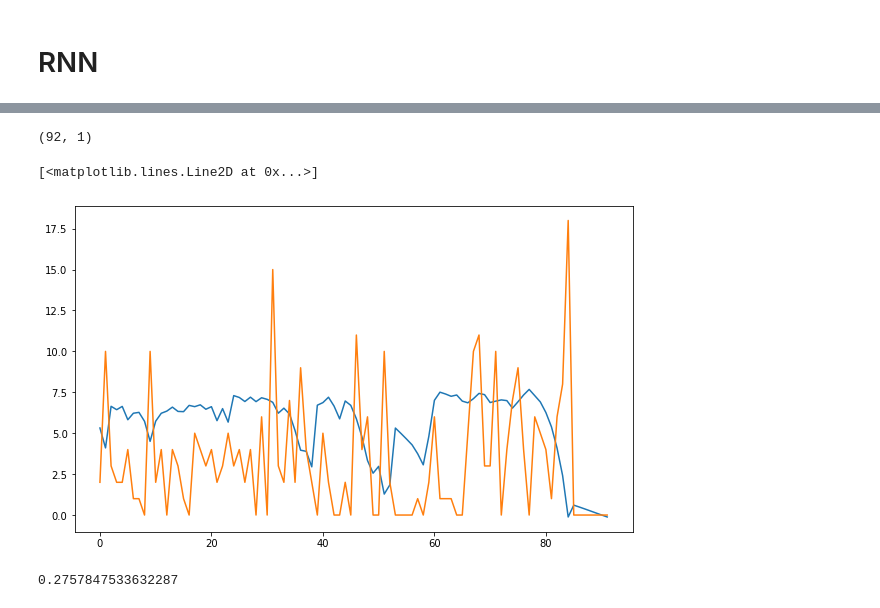
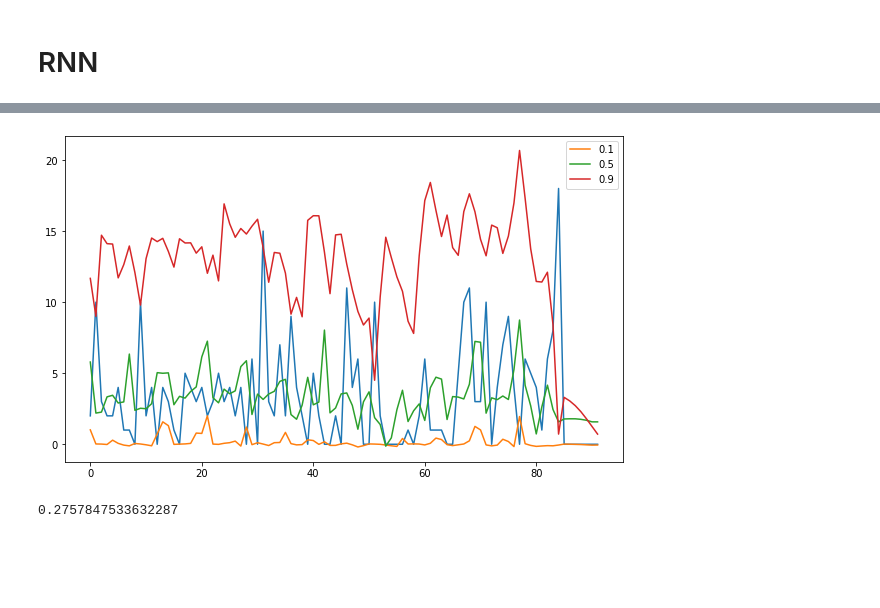
Before and after one commit to talele08/notebook, a Jupyter notebook: M5.ipynb, the cells around one changed output, grey strips where cells are left out. Cells and saved outputs as stored; diff of their text form; code cells hidden in the pictures; blank space fills up the shorter version.

Commit message:
added qunatile prediction in rnn

```diff
--- a/M5.ipynb
+++ b/M5.ipynb
@@ -343,14 +345,17 @@ event_one_hot_shape = calender_data_transform.shape[1]
 # %%
 shape = (history_size+2,1)
 # %%
-def get_data(dataset,history_size,shape):
+def get_data(dataset,history_size,shape,item_name):
     data=[]
     label=[]
     dataset_size = len(dataset)
     for i in reversed(range(history_size,dataset_size-1)):
         x = dataset[i-history_size:i]
         x = np.append(x,calender_data[['wday','month']].iloc[i].values)
-       # x = np.append(x,calender_data_transform[i])
+        current_wk = calender_data[['wday']].iloc[i]
+        current_price = sell_prices_data[]
+        x = np.append(x,)
+        # x = np.append(x,calender_data_transform[i])
         y = dataset[i]
         data.append(x.reshape(shape))
         label.append(y)
@@ -360,7 +367,7 @@ p1 = prediction_data.iloc[14,:]
 # %%
 train_data = p1[0:1800].values
 # %%
-train_x,train_y = get_data(train_data,history_size,shape)
+train_x,train_y = get_data(train_data,history_size,shape,item_name)
 # %%
 test_data = p1[1800:1900].values
 # %%
@@ -370,12 +401,14 @@ test_x,test_y = get_data(test_data,history_size,shape)
+# %%
+def tilted_loss(q,y,f):
+    e = (y-f)
+    return K.mean(K.maximum(q*e, (q-1)*e), axis=-1)
 # %%
+def rnn_model():
+    simple_lstm_model = keras.Sequential()
+    simple_lstm_model.add(keras.layers.LSTM(
+      units=128,
+    input_shape=shape
+    ))
+    simple_lstm_model.add(keras.layers.Dense(units=1))
 
-simple_lstm_model = keras.Sequential()
-simple_lstm_model.add(keras.layers.LSTM(
-  units=128,
-input_shape=shape
-))
-simple_lstm_model.add(keras.layers.Dense(units=1))
-simple_lstm_model.compile(
-  loss='mean_squared_error',
-  optimizer=keras.optimizers.Adam(0.001)
-)
+    return simple_lstm_model
@@ -399,13 +415,19 @@ pred_y = simple_lstm_model.predict(test_x)
-# %%
-pred_y.shape
-# %% [output]
-(92, 1)
-# %%
-plt.plot(range(0 ,pred_y.shape[0]),pred_y)
-plt.plot(range(0 ,test_y.shape[0]),test_y)
-# %% [output]
-[<matplotlib.lines.Line2D at 0x...>]
-[figure, removed]
+# %%
+qs = [0.1, 0.5, 0.9]
+plt.plot(range(0 ,test_y.shape[0]),test_y)
+for q in qs:
+    model = rnn_model()
+    model.compile(loss=lambda y,f: tilted_loss(q,y,f),  optimizer=keras.optimizers.Adam(0.001))
+    model.fit(train_x,train_y, epochs=25, batch_size=8, verbose=0)
+
+    # Predict the quantile
+    y_pred = model.predict(test_x)
+    plt.plot(range(0 ,test_y.shape[0]), y_pred, label=q) # plot out this quantile
+
+plt.legend()
+plt.show()
+# %% [output]
+[figure, added]
 # %%
 train_y.mean()
 # %% [output]
```
Also changed, not shown: parts of 6 cells of this notebook.
